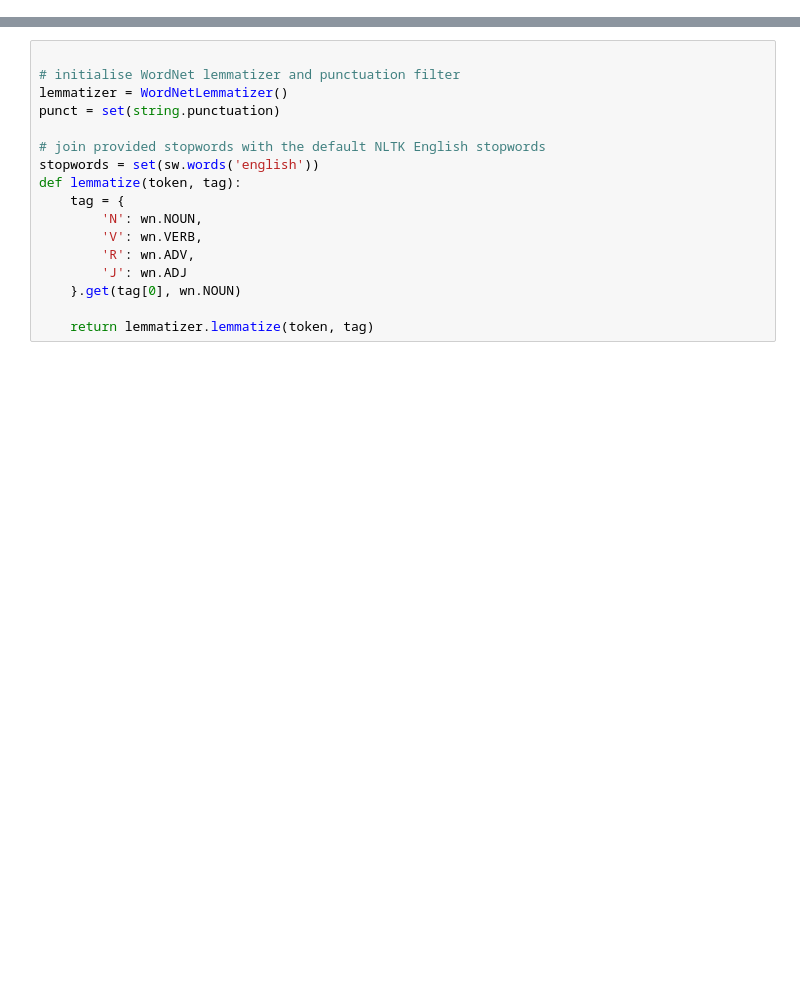
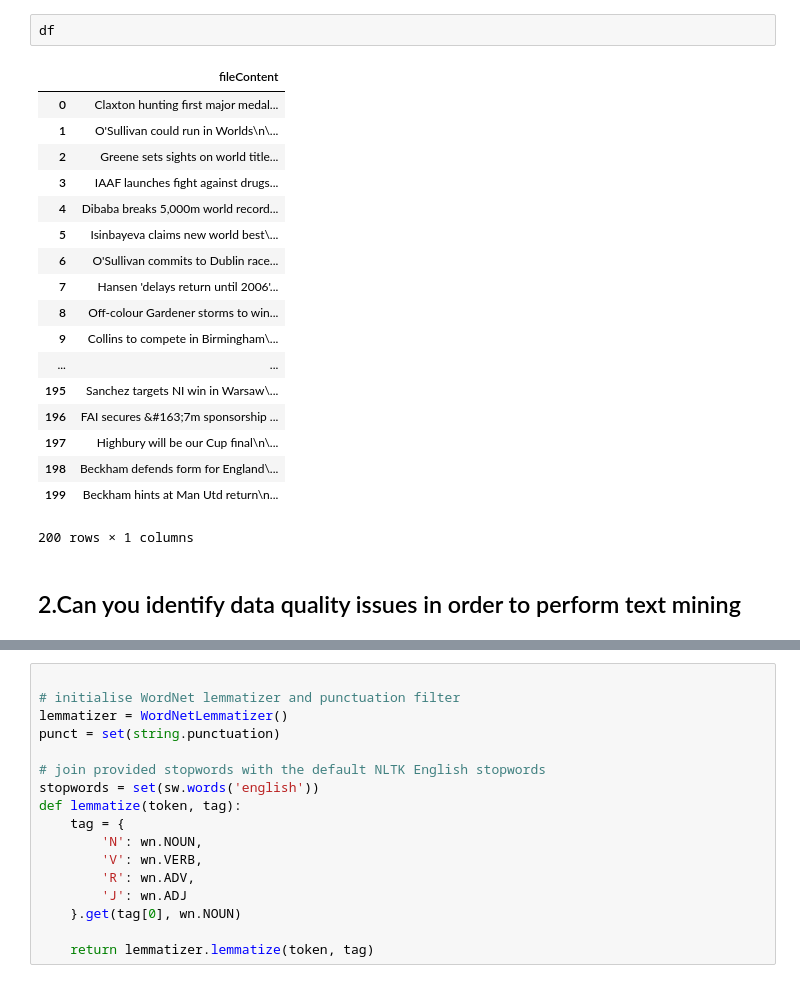
Before and after one commit to jiangdonghan/IFN645Assignment1, a Jupyter notebook: textmining.ipynb, the cells around one changed output, grey strips where cells are left out. Cells and saved outputs as stored; diff of their text form; blank space fills up the shorter version.

```diff
--- a/textmining.ipynb
+++ b/textmining.ipynb
@@ -54,0 +52,23 @@ finished
+# %%
+df
+# %% [output]
+|  | fileContent |
+| 0 | Claxton hunting first major medal... |
+| 1 | O'Sullivan could run in Worlds\n\... |
+| 2 | Greene sets sights on world title... |
+| 3 | IAAF launches fight against drugs... |
+| 4 | Dibaba breaks 5,000m world record... |
+| 5 | Isinbayeva claims new world best\... |
+| 6 | O'Sullivan commits to Dublin race... |
+| 7 | Hansen 'delays return until 2006'... |
+| 8 | Off-colour Gardener storms to win... |
+| 9 | Collins to compete in Birmingham\... |
+| ... | ... |
+| 195 | Sanchez targets NI win in Warsaw\... |
+| 196 | FAI secures &#163;7m sponsorship ... |
+| 197 | Highbury will be our Cup final\n\... |
+| 198 | Beckham defends form for England\... |
+| 199 | Beckham hints at Man Utd return\n... |
+200 rows × 1 columns
+# %% [markdown]
+## 2.Can you identify data quality issues in order to perform text mining
```
Also changed, not shown: parts of 23 cells of this notebook.
